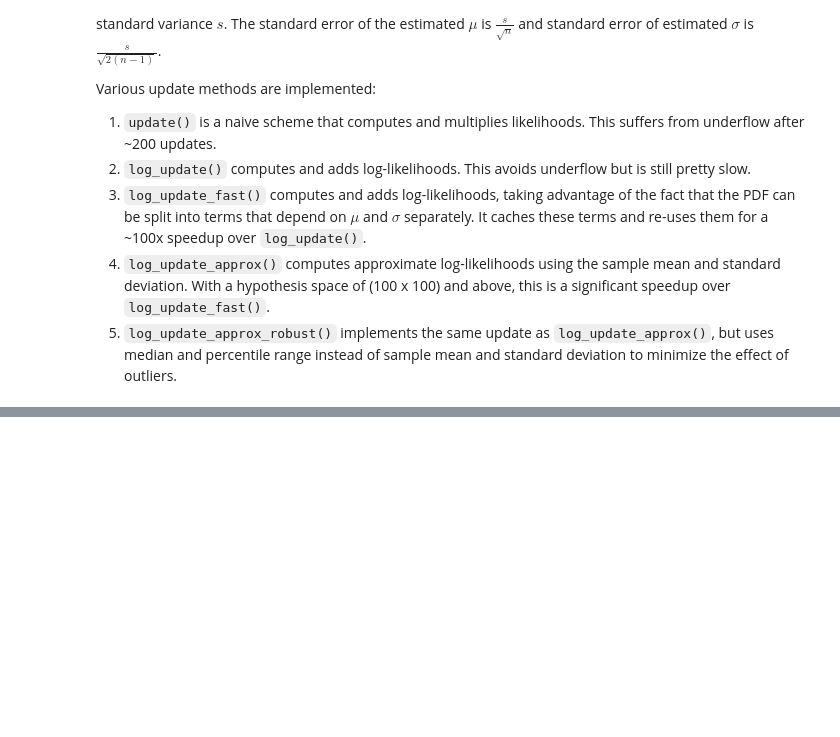
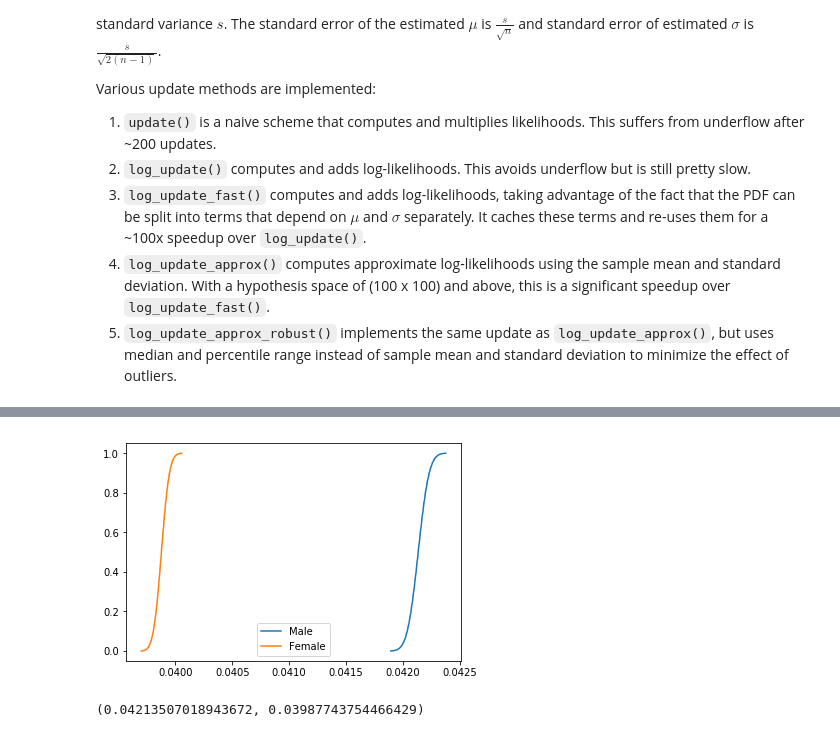
Before and after one commit to alexklibisz/exercises, a Jupyter notebook: think-bayes/chap10.ipynb, the cells around one changed output, grey strips where cells are left out. Saved outputs shown, nothing was run; the diff lists cells and outputs as text; code cells hidden in the pictures; blank space fills up the shorter version.

```diff
--- a/think-bayes/chap10.ipynb
+++ b/think-bayes/chap10.ipynb
@@ -416,0 +442,19 @@ Female MAP ((163.22347500412215, 7.269156286642232), 0.0063904722945376646)
+# %%
+def prm_to_cv(prm):
+    c = Counter()
+    for (mu, sigma), p in prm.items():
+        c[sigma / mu] += p
+    return mtb.PMF.from_dict(c)
+
+cv_m = prm_to_cv(prm_m)
+cv_f = prm_to_cv(prm_f)
+
+cv_m.to_cdf().plot(label='Male')
+cv_f.to_cdf().plot(label='Female')
+plt.legend()
+plt.show()
+
+cv_m.expectation(), cv_f.expectation()
+# %% [output]
+[figure, added]
+(0.04213507018943672, 0.03987743754466429)
```
Also changed, not shown: parts of 6 cells of this notebook, 1 other file.
